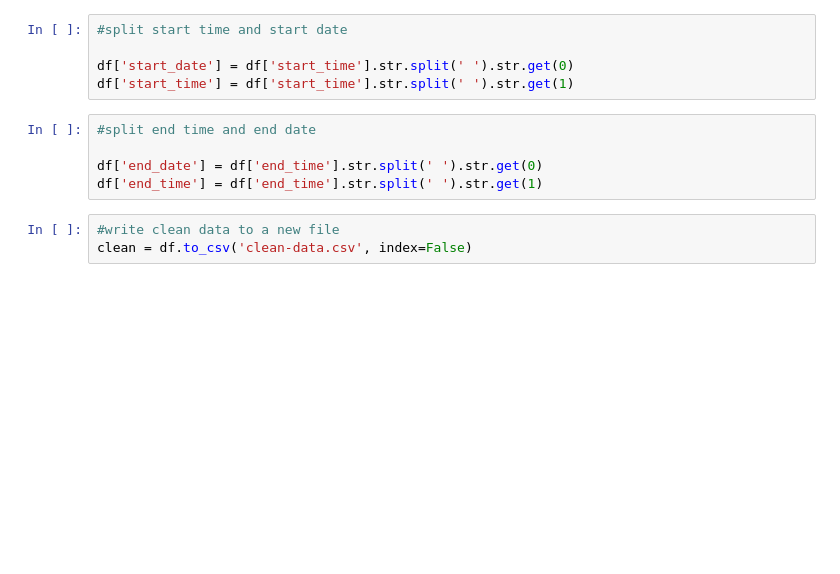
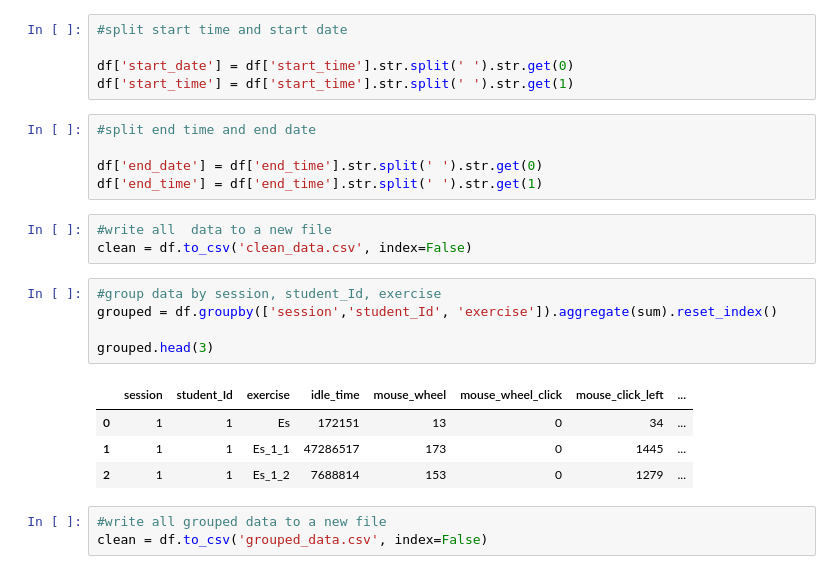
Before and after one commit to yarynam/-Pre-Project-1, a Jupyter notebook: Data_carpentry.ipynb, the cells around one changed output. Cells and saved outputs as stored; diff of their text form; blank space fills up the shorter version.

```diff
--- a/Data_carpentry.ipynb
+++ b/Data_carpentry.ipynb
@@ -51,5 +37,18 @@ df['start_time'] = df['start_time'].str.split(' ').str.get(1)
 df['end_date'] = df['end_time'].str.split(' ').str.get(0)
 df['end_time'] = df['end_time'].str.split(' ').str.get(1)
 # %%
-#write clean data to a new file
-clean = df.to_csv('clean-data.csv', index=False)
+#write all  data to a new file
+clean = df.to_csv('clean_data.csv', index=False)
+# %%
+#group data by session, student_Id, exercise
+grouped = df.groupby(['session','student_Id', 'exercise']).aggregate(sum).reset_index()
+
+grouped.head(3)
+# %% [output]
+|  | session | student_Id | exercise | idle_time | mouse_wheel | mouse_wheel_click | mouse_click_left | ... |
+| 0 | 1 | 1 | Es | 172151 | 13 | 0 | 34 | ... |
+| 1 | 1 | 1 | Es_1_1 | 47286517 | 173 | 0 | 1445 | ... |
+| 2 | 1 | 1 | Es_1_2 | 7688814 | 153 | 0 | 1279 | ... |
+# %%
+#write all grouped data to a new file
+clean = df.to_csv('grouped_data.csv', index=False)
```
Also changed, not shown: parts of 7 cells of this notebook, 7 other files.
